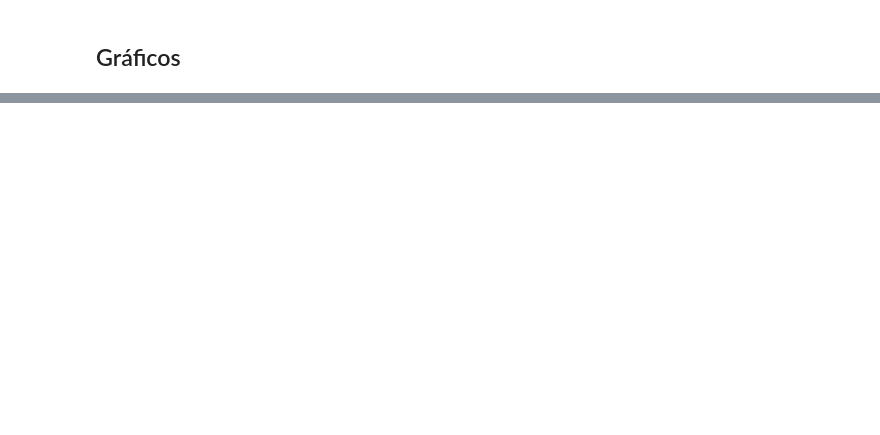
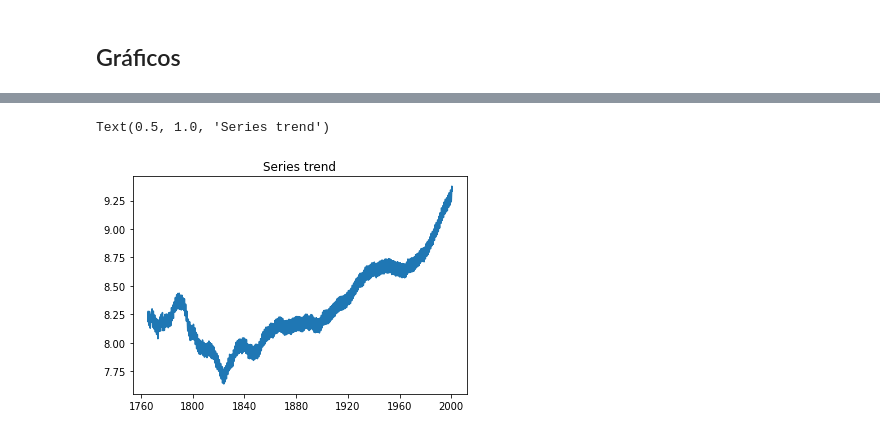
Before and after one commit to mbrito96/CEIA, a Jupyter notebook: X7_SerTemp/TP/TP1.ipynb, the cells around one changed output, grey strips where cells are left out. Saved outputs shown, nothing was run; the diff lists cells and outputs as text; code cells hidden in the pictures; blank space fills up the shorter version.

```diff
--- a/X7_SerTemp/TP/TP1.ipynb
+++ b/X7_SerTemp/TP/TP1.ipynb
@@ -572,0 +146,7 @@ Utilizando la métrica Recall, los mejores resultaron se obtuvieron con los mode
+# %%
+trend = df_dec._trend.dropna()  # Drop nans
+plt.plot(trend)
+plt.title('Series trend')
+# %% [output]
+Text(0.5, 1.0, 'Series trend')
+[figure, added]
```
Also changed, not shown: parts of 74 cells of this notebook.
